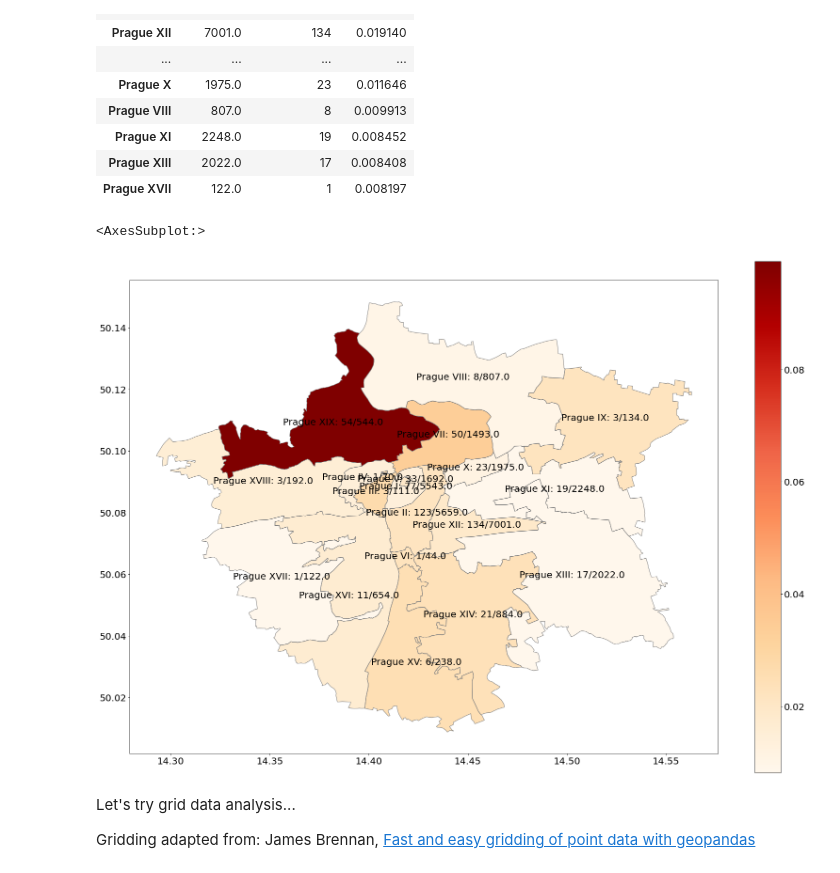
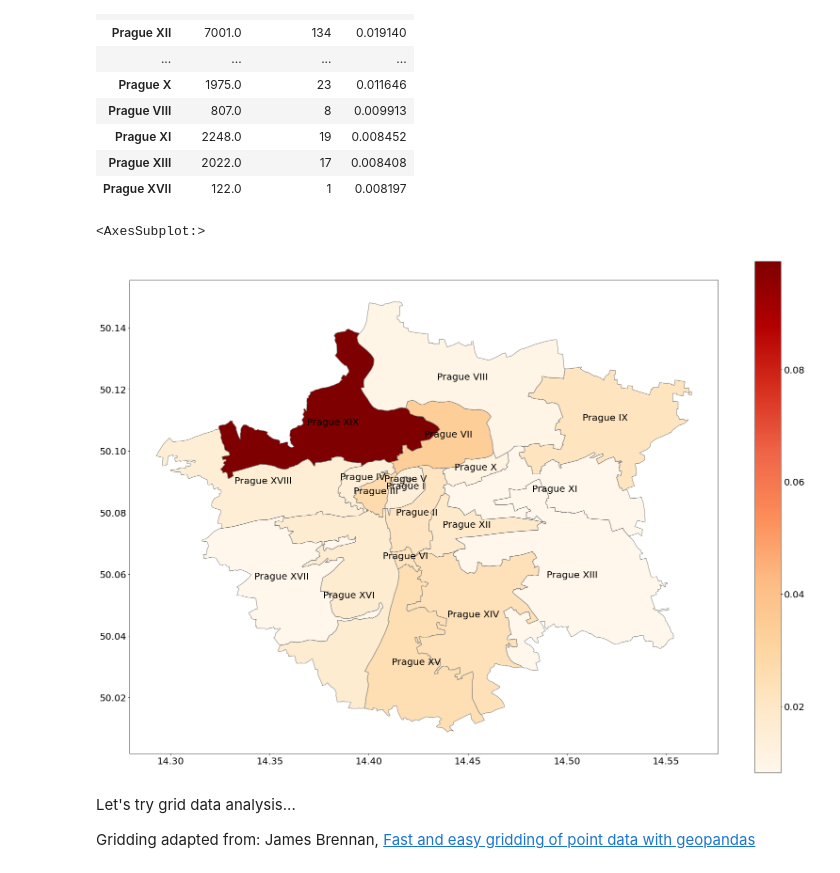
Before and after one commit to anetaplzakova/EHRI_geospatial_presentations, a Jupyter notebook: EHRI_geospatial_london_20240606.ipynb, the cells around one changed output. Drawn from its saved outputs; the diff is of its cells as text; code cells hidden in the pictures.

```diff
--- a/EHRI_geospatial_london_20240606.ipynb
+++ b/EHRI_geospatial_london_20240606.ipynb
@@ -307,12 +307,12 @@ hs.sort_values(['proportion'], ascending=[False])
 # %%
 diststat = districts.merge(hs, on='quarter_en', how='left')
 fig, ax = plt.subplots(figsize = (28, 20))
 diststat[(diststat["murdered"]>0)].plot(cmap="OrRd", column="proportion", legend=1, ax=ax)
-diststat.apply(lambda x: ax.annotate(text=x['quarter_en'] + ': ' + str(x['stolpersteine']) + '/' + str(x['murdered']), xy=x.geometry.centroid.coords[0], ha='center'),axis=1);
+diststat.apply(lambda x: ax.annotate(text=x['quarter_en'], xy=x.geometry.centroid.coords[0], ha='center'),axis=1); #  + ': ' + str(x['stolpersteine']) + '/' + str(x['murdered'])
 districts.plot(facecolor="none", edgecolor='grey', ax=ax)
 # %% [output]
 <AxesSubplot:>
-[figure, old version]
+[figure, new version]
 # %% [markdown]
 Let's try grid data analysis...
 
```
Also changed, not shown: parts of 10 cells of this notebook, 2 other files.
